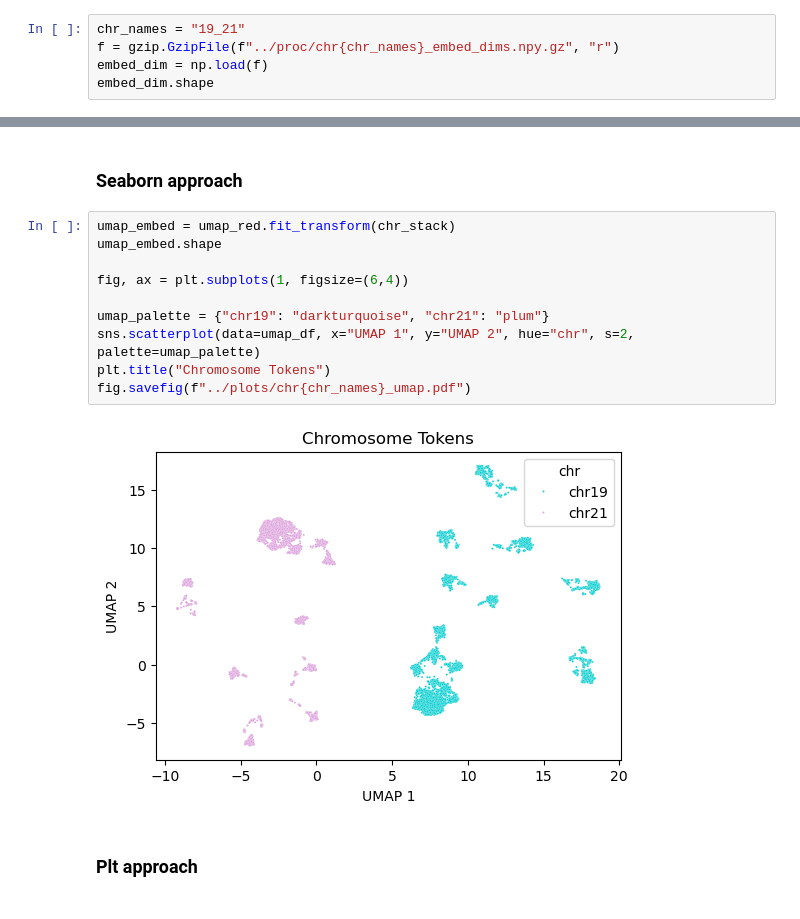
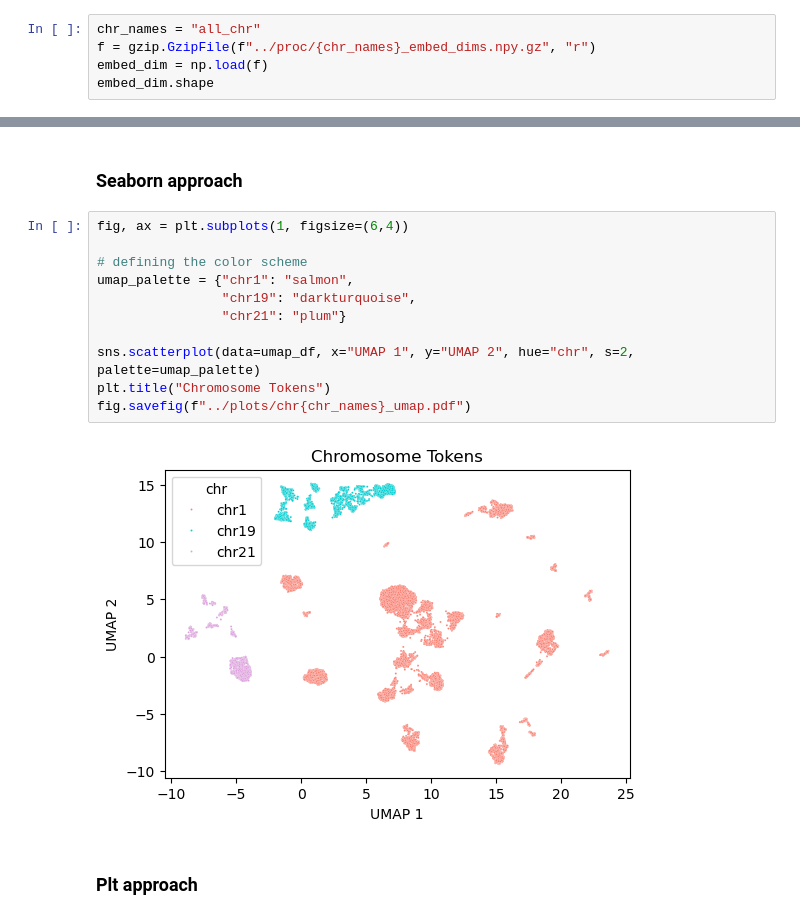
Before and after one commit to suhartobanerjee/robots_in_disguise, a Jupyter notebook: notebooks/explore_dims.ipynb, the cells around one changed output, grey strips where cells are left out. Cells and saved outputs as stored; diff of their text form.

```diff
--- a/notebooks/explore_dims.ipynb
+++ b/notebooks/explore_dims.ipynb
@@ -18,8 +18,8 @@ All libraries imported!
 
 ## 1. Encoder output matrix
 # %%
-chr_names = "19_21"
-f = gzip.GzipFile(f"../proc/chr{chr_names}_embed_dims.npy.gz", "r")
+chr_names = "all_chr"
+f = gzip.GzipFile(f"../proc/{chr_names}_embed_dims.npy.gz", "r")
 embed_dim = np.load(f)
 embed_dim.shape
 # %% [output]
@@ -127,17 +126,18 @@ shape: (16_843, 3)
 # %% [markdown]
 ### Seaborn approach
 # %%
-umap_embed = umap_red.fit_transform(chr_stack)
-umap_embed.shape
-
 fig, ax = plt.subplots(1, figsize=(6,4))
 
-umap_palette = {"chr19": "darkturquoise", "chr21": "plum"}
+# defining the color scheme
+umap_palette = {"chr1": "salmon",
+                "chr19": "darkturquoise",
+                "chr21": "plum"}
+
 sns.scatterplot(data=umap_df, x="UMAP 1", y="UMAP 2", hue="chr", s=2, palette=umap_palette)
 plt.title("Chromosome Tokens")
 fig.savefig(f"../plots/chr{chr_names}_umap.pdf")
 # %% [output]
-[figure, old version]
+[figure, new version]
 # %% [markdown]
 ### Plt approach
 # %%
```
Also changed, not shown: parts of 10 cells of this notebook, 1 other file.
